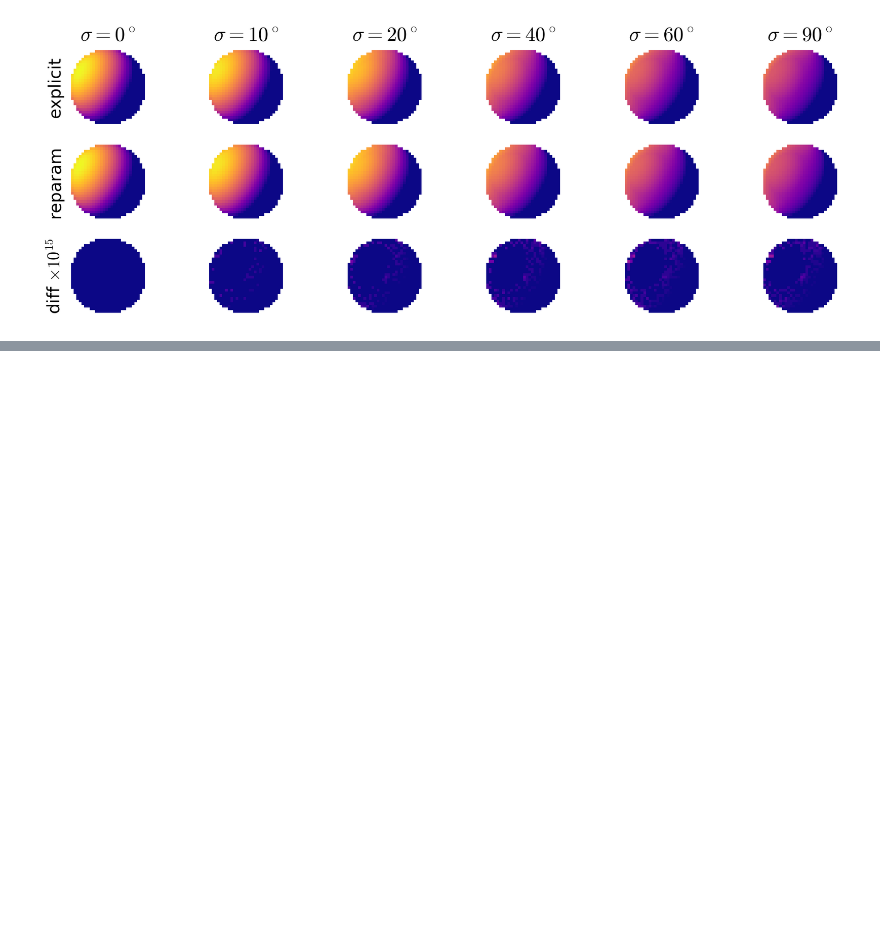
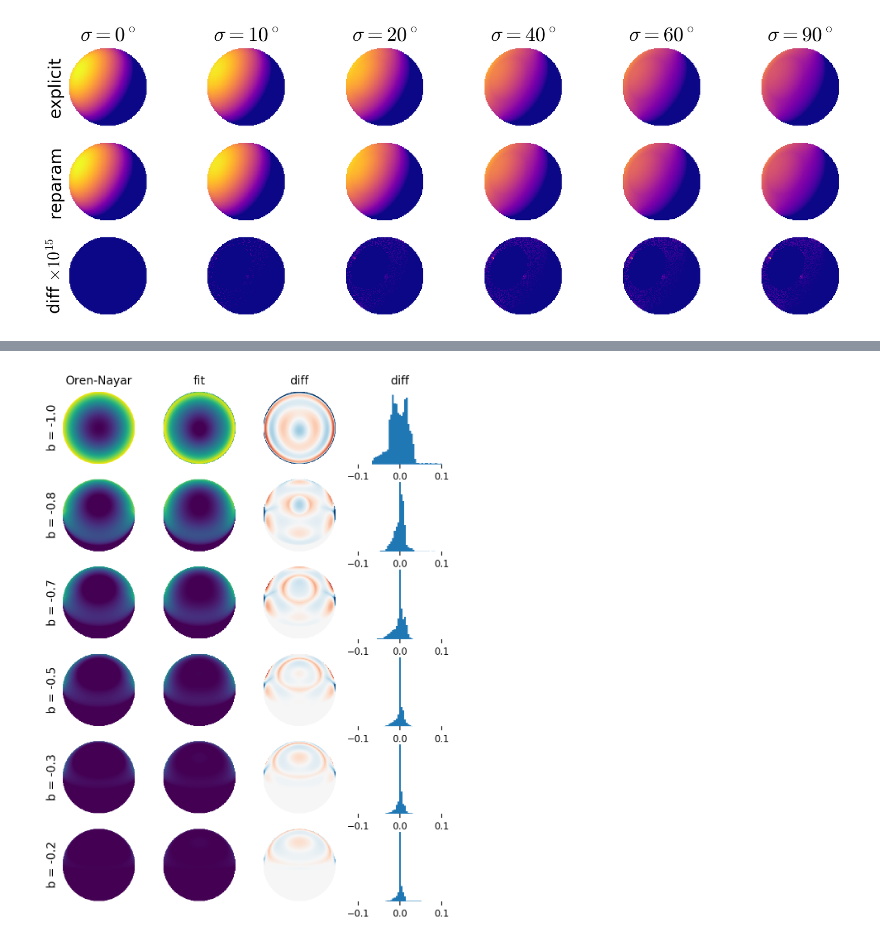
Before and after one commit to rodluger/starrynight, a Jupyter notebook: tex/proofs/OrenNayar.ipynb, the cells around one changed output, grey strips where cells are left out. Saved outputs shown, nothing was run; the diff lists cells and outputs as text; code cells hidden in the pictures; blank space fills up the shorter version.

```diff
--- a/tex/proofs/OrenNayar.ipynb
+++ b/tex/proofs/OrenNayar.ipynb
@@ -65,17 +45,18 @@ def R(axis=[0, 1, 0], theta=0):
         [3, 3],
     )
 
+
 @np.vectorize
 def OrenNayarExplicit(b, theta, sig, x, y):
-    """Oren-Nayar intensity at a point on the surface (computed explicitly)."""
+    """Oren-Nayar intensity at a point on the surface from Equation (30) in Oren & Nayar (1994)."""
 
-    # The three vectors in the observer (sky) frame
+    # Compute the three vectors in the observer (sky) frame
     bc = np.sqrt(1 - b ** 2)
     s0 = np.array([-bc * np.sin(theta), bc * np.cos(theta), -b])  # source vector
     v0 = np.array([0, 0, 1.0])  # observer vector
     n0 = np.array([x, y, np.sqrt(1 - x ** 2 - y ** 2)])  # normal vector
 
-    # Transform to the surface normal frame
+    # Transform to the surface normal frame (in which the Oren-Nayar model is defined)
     n = np.array([0, 0, 1.0])  # normal vector
 
     # Find the rotation matrix that transforms to
@@ -87,6 +68,8 @@ def OrenNayarExplicit(b, theta, sig, x, y):
 
     # Check that the sign is right
     # Rn.dot(n0) should be equal to n
+    # (if it's not, we need to rotate
+    # by `thet`, not `-thet`)
     Rnp = R(axis, thet)
     if Rnp.dot(n0)[2] > Rn.dot(n0)[2]:
         Rn = Rnp
@@ -99,7 +82,7 @@ def OrenNayarExplicit(b, theta, sig, x, y):
     theta_r = np.arccos(np.dot(v, n))
     theta_i = np.arccos(np.dot(s, n))
     if theta_i >= np.pi / 2:
-        # Unilluminated
+        # Unilluminated!
         return 0
     phi_r = np.arctan2(v[1], v[0])
     phi_i = np.arctan2(s[1], s[0])
@@ -137,7 +120,7 @@ def OrenNayar(b, theta, sig, x, y):
 Let's plot the two models for a variety of roughnesses and compare the output images:
 # %%
 # Params
-res = 30
+res = 100
 theta = np.pi / 3
 b = -0.5
 sig = 1.0
@@ -166,7 +149,12 @@ for i, sig in enumerate(np.array([0, 10, 20, 40, 60, 90]) * np.pi / 180):
 
     # Difference
     ax[2, i].imshow(
-        np.abs(IExplicit - IReparam), origin="lower", extent=(-1, 1, -1, 1), cmap="plasma", vmax=1e-15, vmin=0
+        np.abs(IExplicit - IReparam),
+        origin="lower",
+        extent=(-1, 1, -1, 1),
+        cmap="plasma",
+        vmax=1e-15,
+        vmin=0,
     )
     ax[2, i].set(frame_on=False, xticks=[], yticks=[])
 
@@ -179,0 +411,76 @@ ax[2, 0].set_ylabel(r"diff $\times 10^{15}$");
+# %%
+# Get the polynomial coefficients
+deg = 5
+Nb = 4
+w = get_w(deg=deg, Nb=Nb)
+
+# Grid the surface
+res = 300
+xygrid = np.linspace(-1, 1, res)
+x, y = np.meshgrid(xygrid, xygrid)
+x = x.reshape(-1)
+y = y.reshape(-1)
+z = np.sqrt(1 - x ** 2 - y ** 2)
+
+# Compare for several values of b
+nimg = 6
+fig, ax = plt.subplots(nimg, 4, figsize=(6, 8))
+for axis in ax[:, :3].flatten():
+    axis.set(frame_on=False, xticks=[], yticks=[])
+for axis in ax[:, 3].flatten():
+    axis.set(frame_on=False, yticks=[])
+    axis.tick_params(labelsize=8)
+for i, b in enumerate(np.linspace(-1, 0, nimg, endpoint=False)):
+
+    # Illumination profile
+    bc = np.sqrt(1 - b ** 2)
+    ci = bc * y - b * z
+
+    # Compute the exact `f` function on this grid
+    f = ci * get_f_exact(x, y, z, b)
+
+    # Get our approximation
+    X = design_matrix(x, y, z, b, deg=deg, Nb=Nb)
+    fapprox = X.dot(w)
+
+    # Mask the nightside & reshape
+    idx = np.isfinite(z) & (y < b * np.sqrt(1 - x ** 2))
+    f[idx] = 0
+    fapprox[idx] = 0
+    f = f.reshape(res, res)
+    fapprox = fapprox.reshape(res, res)
+
+    # Plot
+    vmin = 0
+    vmax = 1
+    ax[i, 0].imshow(
+        f, origin="lower", extent=(-1, 1, -1, 1), vmin=vmin, vmax=vmax
+    )
+    ax[i, 1].imshow(
+        fapprox,
+        origin="lower",
+        extent=(-1, 1, -1, 1),
+        vmin=vmin,
+        vmax=vmax,
+    )
+    ax[i, 2].imshow(
+        f - fapprox,
+        origin="lower",
+        extent=(-1, 1, -1, 1),
+        vmin=-0.1,
+        vmax=0.1,
+        cmap="RdBu",
+    )
+
+    bins = np.linspace(-0.1, 0.1, 50)
+    ax[i, 3].hist((f - fapprox).flatten(), bins=bins)
+    ax[i, 3].set_xlim(-0.1, 0.1)
+
+    ax[i, 0].set_ylabel("b = {:.1f}".format(b), fontsize=10)
+
+ax[0, 0].set_title("Oren-Nayar", fontsize=10)
+ax[0, 1].set_title("fit", fontsize=10)
+ax[0, 2].set_title("diff", fontsize=10)
+ax[0, 3].set_title("diff", fontsize=10);
+# %% [output]
+[figure, added]
```
Also changed, not shown: parts of 21 cells of this notebook, 4 other files.
